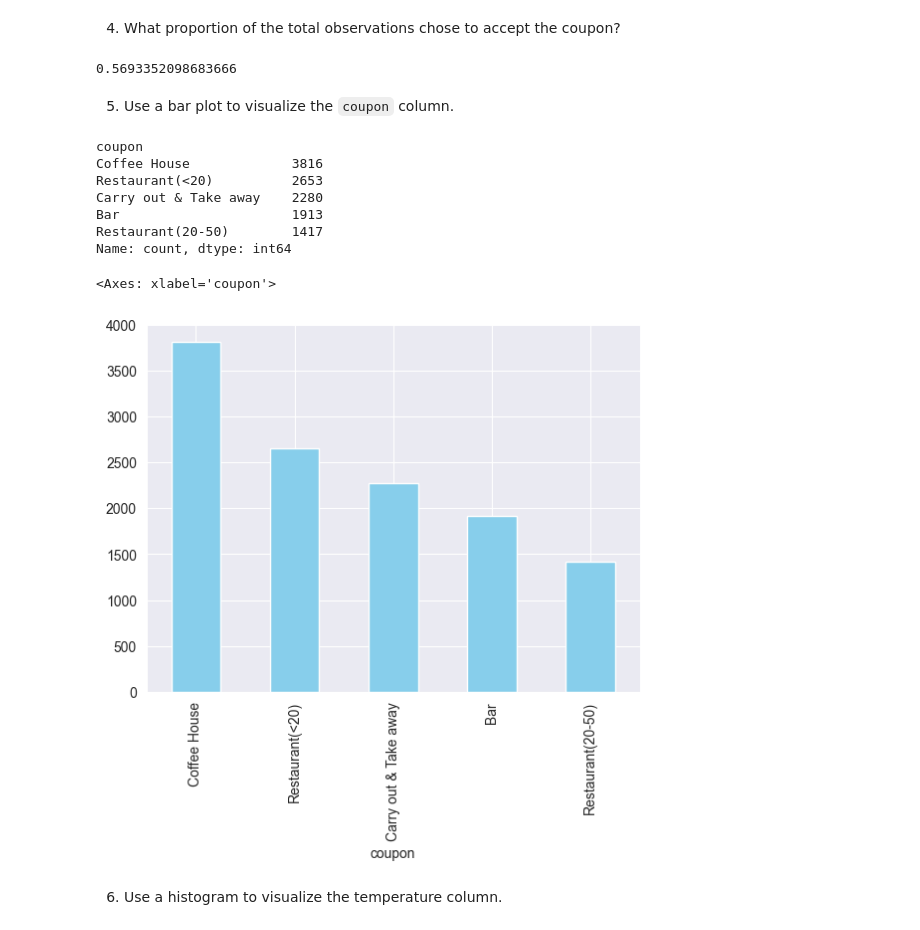
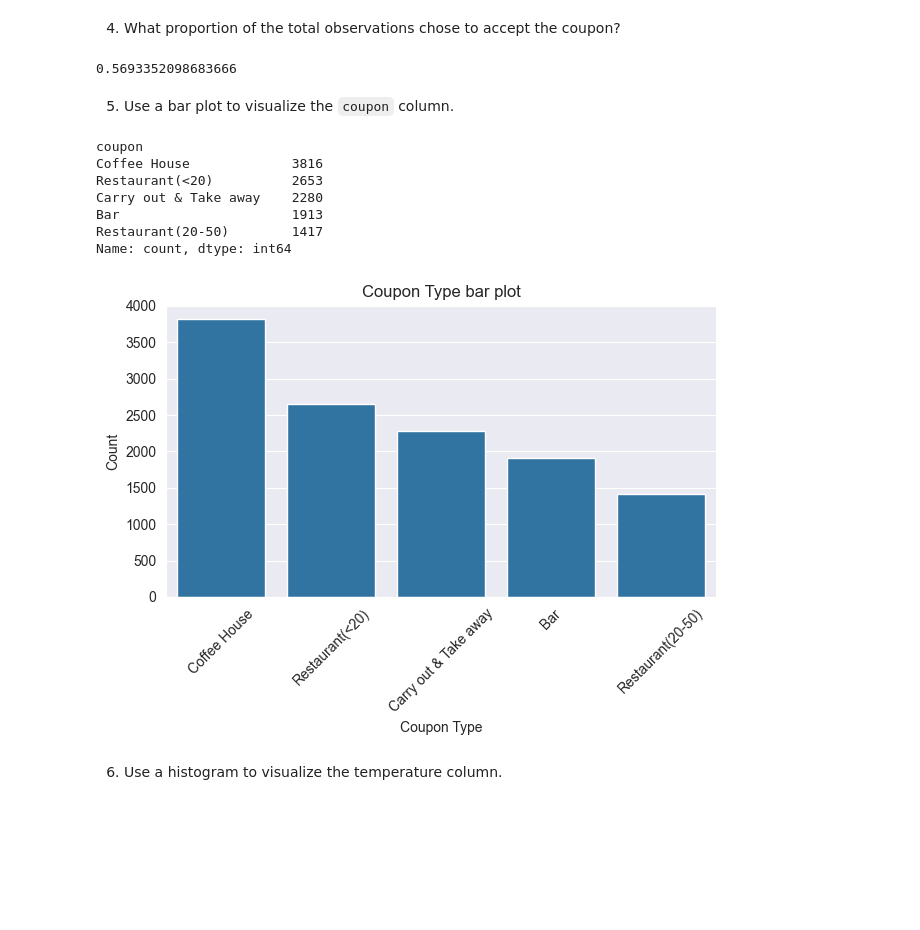
Before and after one commit to pallaviagarwal/assignment5_1, a Jupyter notebook: prompt.ipynb, the cells around one changed output. Saved outputs shown, nothing was run; the diff lists cells and outputs as text; code cells hidden in the pictures; blank space fills up the shorter version.

```diff
--- a/prompt.ipynb
+++ b/prompt.ipynb
@@ -128,24 +139,30 @@ array(['do not drive', 'Scooter and motorcycle', 'crossover', 'Mazda5',
 # %% [markdown]
 4. What proportion of the total observations chose to accept the coupon?
-# %%
-print( len(data[data['Y'] == 1]) / len(data))
-# %% [output]
-0.5693352098683666
+# %%
+#Using cleansed data for this calculation assuming it is representative of whole population. As 'Y' column is yes for accepted coupons using it for filtering rows with coupon accepted
+print( len(data[data['Y'] == 1]) / len(data))
+# %% [output]
+0.5693352098683666
 # %% [markdown]
 5. Use a bar plot to visualize the `coupon` column.
-# %%
-coupon_counts = data['coupon'].value_counts()
-print(coupon_counts)
-coupon_counts.plot(kind='bar', color='skyblue')
-# %% [output]
-coupon
-Coffee House             3816
-Restaurant(<20)          2653
-Carry out & Take away    2280
-Bar                      1913
-Restaurant(20-50)        1417
-Name: count, dtype: int64
-<Axes: xlabel='coupon'>
-[figure, removed]
+# %%
+coupon_counts = data['coupon'].value_counts()
+print(coupon_counts)
+sns.barplot(coupon_counts)
+plt.title('Coupon Type bar plot')
+plt.ylabel('Count')
+plt.xlabel('Coupon Type')
+plt.xticks(rotation=45)
+plt.tight_layout()
+plt.show()
+# %% [output]
+coupon
+Coffee House             3816
+Restaurant(<20)          2653
+Carry out & Take away    2280
+Bar                      1913
+Restaurant(20-50)        1417
+Name: count, dtype: int64
+[figure, added]
 # %% [markdown]
 6. Use a histogram to visualize the temperature column.
```
Also changed, not shown: parts of 11 cells of this notebook, 1 other file.
